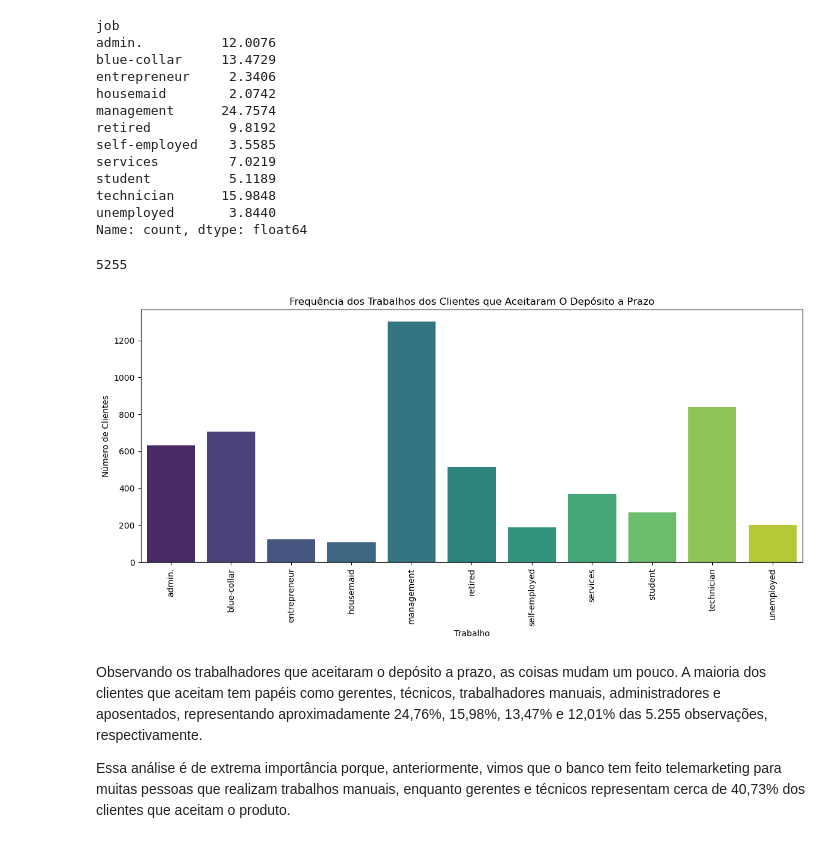
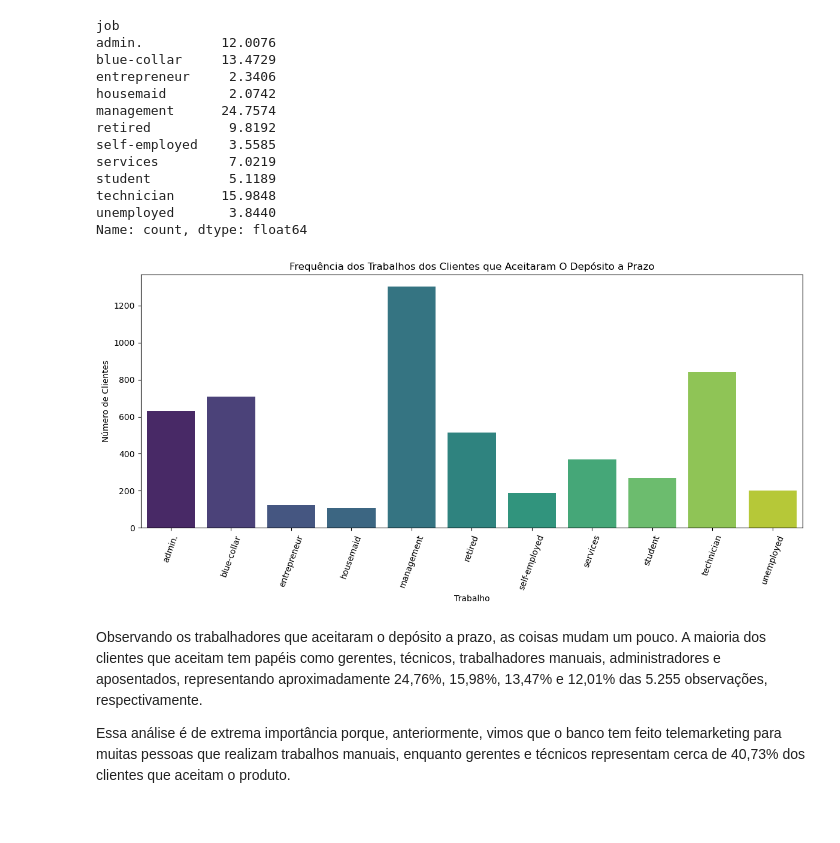
Before and after one commit to gabrieldadcarvalho/machine_learning, a Jupyter notebook: pjt_final/data_understanding.ipynb, the cells around one changed output. Drawn from its saved outputs; the diff is of its cells as text; code cells hidden in the pictures.

```diff
--- a/pjt_final/data_understanding.ipynb
+++ b/pjt_final/data_understanding.ipynb
@@ -275,20 +275,16 @@ student          5.1189
 technician      15.9848
 unemployed       3.8440
 Name: count, dtype: float64
-# %%
-sum(job_yes_counts.values)
-# %% [output]
-5255
 # %%
 plt.figure(figsize=(12,6))
 sns.barplot(x=job_yes_counts.index, y=job_yes_counts.values, palette='viridis')
 plt.title('Frequência dos Trabalhos dos Clientes que Aceitaram O Depósito a Prazo')
 plt.xlabel('Trabalho')
 plt.ylabel('Número de Clientes')
-plt.xticks(rotation=90)
+plt.xticks(rotation=70)
 plt.tight_layout()
 # %% [output]
-[figure, old version]
+[figure, new version]
 # %% [markdown]
 Observando os trabalhadores que aceitaram o depósito a prazo, as coisas mudam um pouco. A maioria dos clientes que aceitam tem papéis como gerentes, técnicos, trabalhadores manuais, administradores e aposentados, representando aproximadamente 24,76%, 15,98%, 13,47% e 12,01% das 5.255 observações, respectivamente.
 
```
Also changed, not shown: parts of 3 cells of this notebook.
